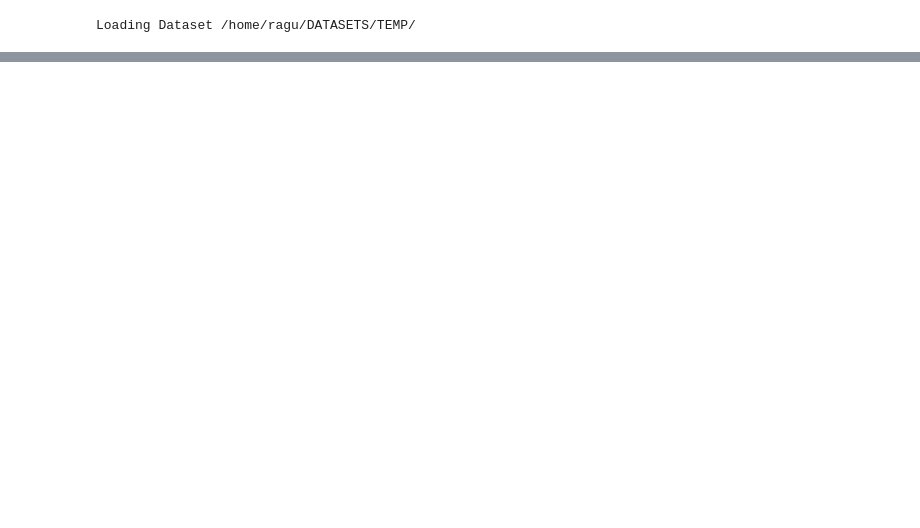
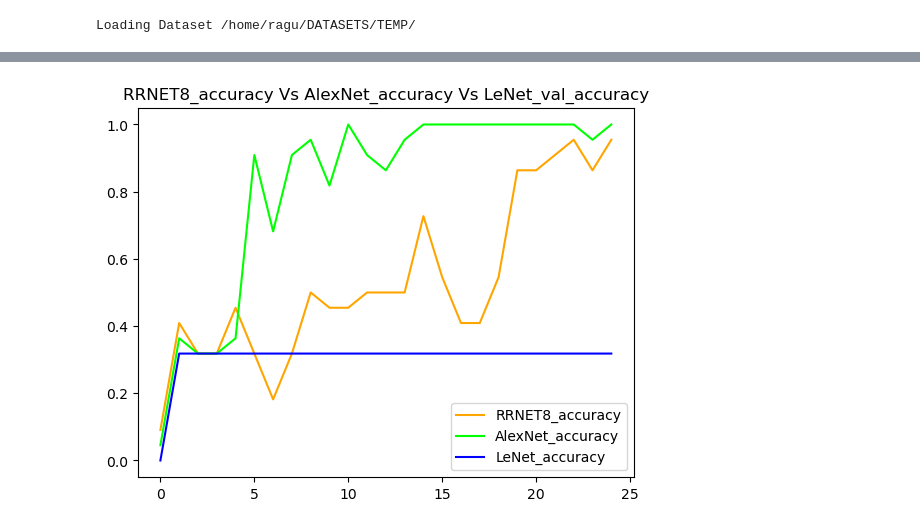
Before and after one commit to ragu8/CLASSIFICATION, a Jupyter notebook: Comparison.ipynb, the cells around one changed output, grey strips where cells are left out. Cells and saved outputs as stored; diff of their text form; code cells hidden in the pictures; blank space fills up the shorter version.

```diff
--- a/Comparison.ipynb
+++ b/Comparison.ipynb
@@ -69,7 +69,7 @@ RRNET8 = tf.keras.Sequential([
 
 RRNET8.compile(optimizer = 'adam', loss = 'sparse_categorical_crossentropy', metrics=['accuracy'])
 
-history_RRNET8 = RRNET8.fit(train_images, train_labels, batch_size=128, epochs = 5, validation_split = 0.2)
+history_RRNET8 = RRNET8.fit(train_images, train_labels, batch_size=128, epochs = 25, validation_split = 0.2)
 
 RRNET8_evaluate = RRNET8.evaluate(test_images, test_labels)
 # %% [output]
@@ -129,7 +135,7 @@ AlexNet.add(tf.keras.layers.Dense(10, activation="softmax"))
 
 AlexNet.compile(loss='sparse_categorical_crossentropy', optimizer= opt,  metrics=['accuracy'])
 
-history_AlexNet = AlexNet.fit(train_images, train_labels, batch_size=128, epochs = 5, validation_split = 0.2)
+history_AlexNet = AlexNet.fit(train_images, train_labels, batch_size=128, epochs = 25, validation_split = 0.2)
 
 AlexNet_evaluate = AlexNet.evaluate(test_images, test_labels)
 # %% [output]
@@ -263,0 +195,25 @@ plt.show()
+# %%
+RRNET8 = history_RRNET8.history
+AlexNet = history_AlexNet.history
+LeNet = history_LeNet.history
+
+comparison = pd.DataFrame()
+
+comparison['RRNET8_accuracy']  = RRNET8['accuracy']
+comparison['RRNET8_val_accuracy'] = RRNET8['val_accuracy']
+comparison['RRNET8_loss']  = RRNET8['loss']
+comparison['RRNET8_val_loss'] = RRNET8['val_loss']
+
+comparison['AlexNet_accuracy']  = AlexNet['accuracy']
+comparison['AlexNet_val_accuracy'] = AlexNet['val_accuracy']
+comparison['AlexNet_loss']  = AlexNet['loss']
+comparison['AlexNet_val_loss'] = AlexNet['val_loss']
+
+comparison['LeNet_accuracy']  = LeNet['accuracy']
+comparison['LeNet_val_accuracy'] = LeNet['val_accuracy']
+comparison['LeNet_loss']  = LeNet['loss']
+comparison['LeNet_val_loss'] = LeNet['val_loss']
+
+
+
+comparison
@@ -263,0 +238,16 @@ plt.show()
+# %%
+def plot_accuracy():
+    plt.plot(comparison['RRNET8_accuracy'],color='orange',label = 'RRNET8_accuracy')
+
+    plt.plot(comparison['AlexNet_accuracy'],color='lime',label = 'AlexNet_accuracy')
+
+    plt.plot(comparison['LeNet_accuracy'],color='blue',label = 'LeNet_accuracy')
+
+
+    plt.legend()
+    plt.title('RRNET8_accuracy Vs AlexNet_accuracy Vs LeNet_val_accuracy')
+    plt.show()
+
+plot_accuracy()
+# %% [output]
+[figure, added]
```
Also changed, not shown: parts of 14 cells of this notebook.
